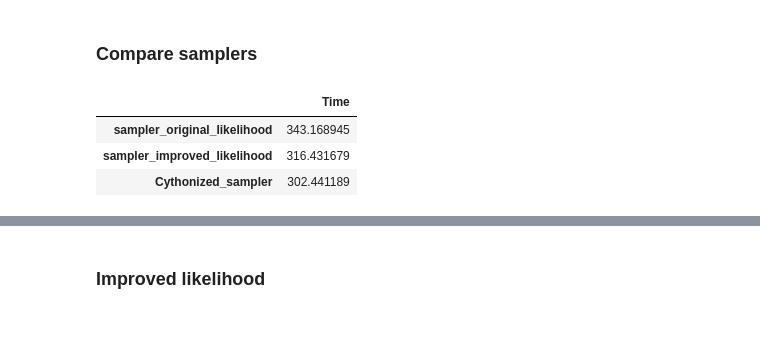
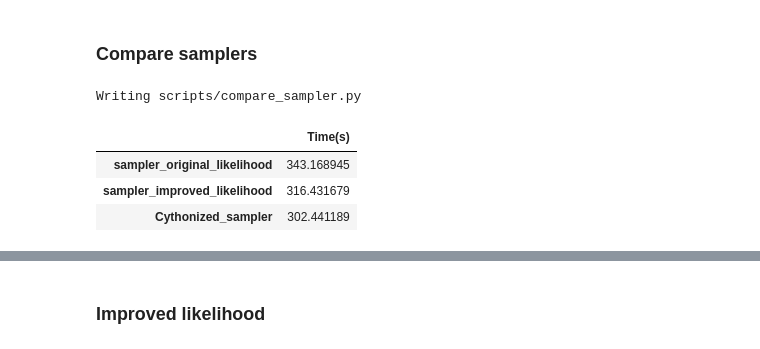
Before and after one commit to timoryxl/Indian-Buffet-Process, a Jupyter notebook: Implementation_IBP-Lin.ipynb, the cells around one changed output, grey strips where cells are left out. Saved outputs shown, nothing was run; the diff lists cells and outputs as text; code cells hidden in the pictures.

```diff
--- a/Implementation_IBP-Lin.ipynb
+++ b/Implementation_IBP-Lin.ipynb
@@ -592,16 +647,16 @@ As is set in the paper: "The Gibbs sampler was initialized with K+ = 1, choosing
 # %% [markdown]
 ### Compare samplers
 # %%
-#%%file scripts/compare_sampler.py
+%%file scripts/compare_sampler.py
 import time
 import numpy as np
 from Cython_sampler import cy_sampler
 import math
 import Cython_functions as func
-#from Original_sampler import sampler
-#from gibbs_sampler import Update_Z,Update_Kplus,Update_sigmaX,Update_sigmaA,Update_alpha
-#from original_functions import log_p, IBP_prior
-X=np.load('data/data_initialized.npy')
+from Original_sampler import sampler
+from gibbs_sampler import Update_Z,Update_Kplus,Update_sigmaX,Update_sigmaA,Update_alpha
+from original_functions import log_p, log_p_origin, IBP_prior
+X=np.load('data/X_initialized.npy')
 niter = 1500
 N = 100
 D = 36
@@ -643,16 +698,17 @@ np.save("data/chain3/chain3SigmaA",chain3_sigma_A)
 np.save("data/chain3/chain3Alpha", chain3_alpha)
 
 np.save("data/sampler_time", np.array([t1,t2,t3]))
+# %% [output]
+Writing scripts/compare_sampler.py
 # %%
 import pandas as pd
 times = np.load("data/sampler_time.npy")
-columns = ['Time']
+columns = ['Time(s)']
 index = ['sampler_original_likelihood','sampler_improved_likelihood','Cythonized_sampler']
-times = np.array([t1,t2,t3])
 df = pd.DataFrame(times,columns=columns,index=index)
 df
 # %% [output]
-|  | Time |
+|  | Time(s) |
 | sampler_original_likelihood | 343.168945 |
 | sampler_improved_likelihood | 316.431679 |
 | Cythonized_sampler | 302.441189 |
```
Also changed, not shown: parts of 86 cells of this notebook.
